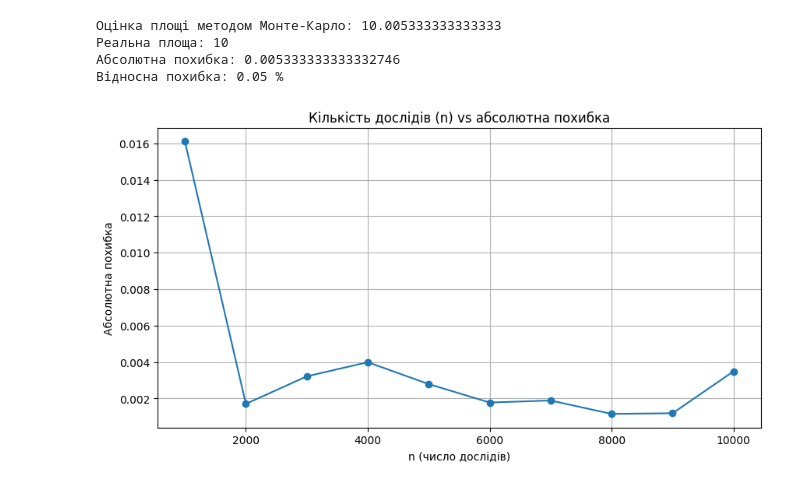
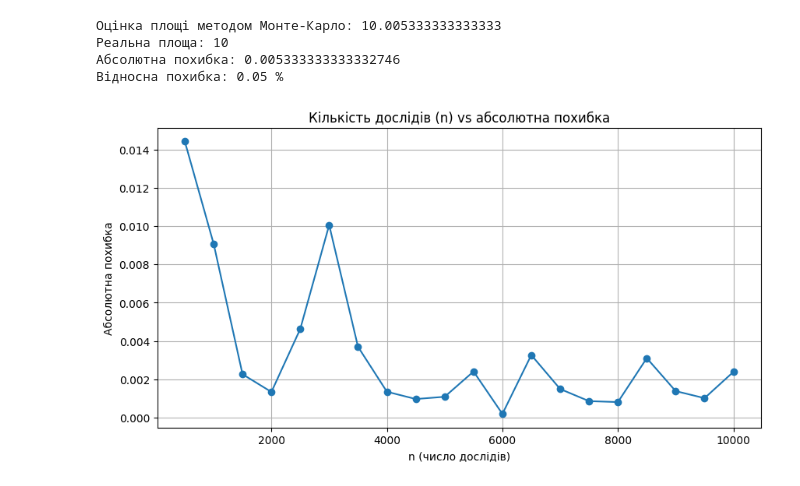
Before and after one commit to gre1wy/MathMod, a Jupyter notebook: lab3/lab3.ipynb, the cells around one changed output. Cells and saved outputs as stored; diff of their text form; code cells hidden in the pictures.

```diff
--- a/lab3/lab3.ipynb
+++ b/lab3/lab3.ipynb
@@ -69,22 +69,22 @@ print("Відносна похибка:", round(abs(real_area - estimated_area)
 # %%
 true_value = 10
 
-n_values = range(1000, 10001, 1000)
+n_values = range(500, 10001, 500)
 errors = []
 
 
 for n in n_values:
     result = avg_monte_s(n)
     # relative_error = abs((true_value - result) / true_value) * 100
     absolute_error = abs(true_value - result)
     errors.append(absolute_error)
 
 plt.figure(figsize=(10, 5))
 plt.plot(n_values, errors, marker='o')
 plt.title('Кількість дослідів (n) vs абсолютна похибка')
 plt.xlabel('n (число дослідів)')
 plt.ylabel('Абсолютна похибка')
 plt.grid()
 plt.show()
 # %% [output]
-[figure, old version]
+[figure, new version]
```
